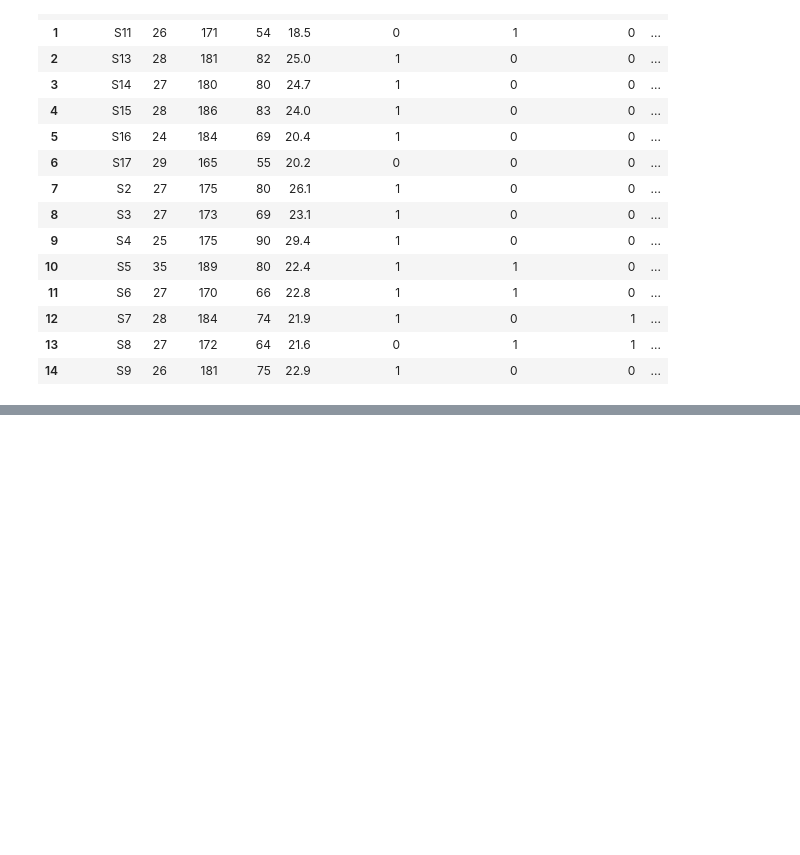
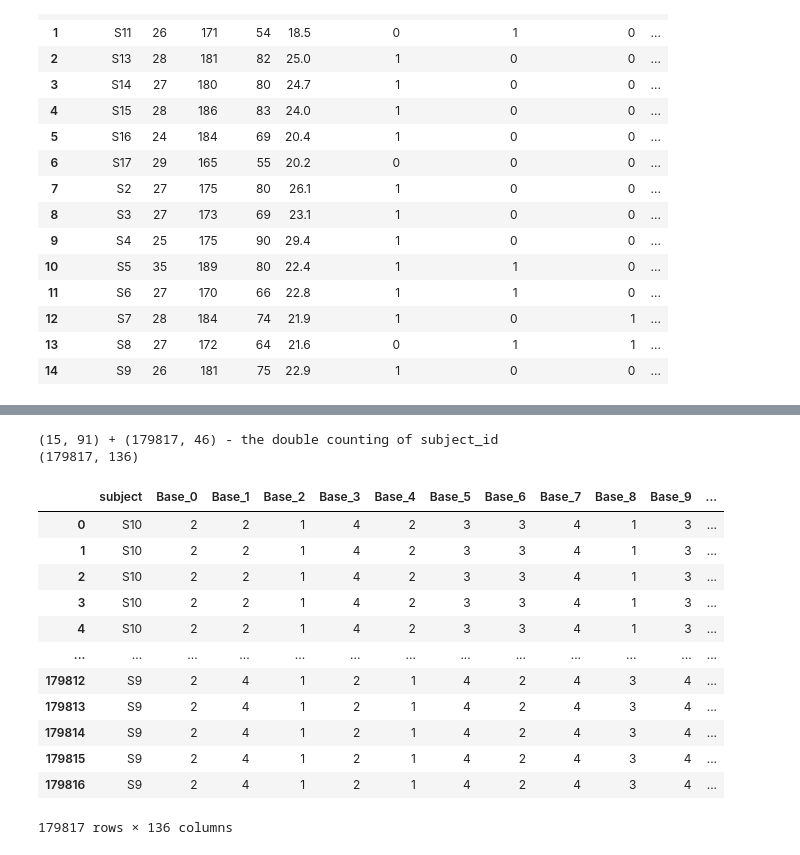
Before and after one commit to LouieDaans232345/healthcare-project, a Jupyter notebook: metadata.ipynb, the cells around one changed output, grey strips where cells are left out. Saved outputs shown, nothing was run; the diff lists cells and outputs as text; code cells hidden in the pictures; blank space fills up the shorter version.

```diff
--- a/metadata.ipynb
+++ b/metadata.ipynb
@@ -137,0 +339,7 @@ One-hot encoded metadata (Numeric):
+# %%
+# take wesad_wrist_features.csv
+features_path = "wesad_wrist_features.csv"
+signals = pd.read_csv(features_path)
+print(f"\nWrist features data from {features_path}:")
+print(signals.shape)
+display(signals.head())
@@ -137,0 +382,26 @@ One-hot encoded metadata (Numeric):
+# %%
+# second version with final_df merged with signals
+final_df.rename(columns={"subject_id": "subject"}, inplace=True)
+final_merged_df = pd.merge(final_df, signals, on="subject", how="left")
+print(final_df.shape, "+", signals.shape, "- the double counting of subject_id")
+print(final_merged_df.shape)
+display(final_merged_df)
+
+# save final_merged_df to csv
+final_merged_df.to_csv("merged_survey_metadata_wrist_features.csv", index=False)
+# %% [output]
+(15, 91) + (179817, 46) - the double counting of subject_id
+(179817, 136)
+|  | subject | Base_0 | Base_1 | Base_2 | Base_3 | Base_4 | Base_5 | Base_6 | Base_7 | Base_8 | Base_9 | ... |
+| 0 | S10 | 2 | 2 | 1 | 4 | 2 | 3 | 3 | 4 | 1 | 3 | ... |
+| 1 | S10 | 2 | 2 | 1 | 4 | 2 | 3 | 3 | 4 | 1 | 3 | ... |
+| 2 | S10 | 2 | 2 | 1 | 4 | 2 | 3 | 3 | 4 | 1 | 3 | ... |
+| 3 | S10 | 2 | 2 | 1 | 4 | 2 | 3 | 3 | 4 | 1 | 3 | ... |
+| 4 | S10 | 2 | 2 | 1 | 4 | 2 | 3 | 3 | 4 | 1 | 3 | ... |
+| ... | ... | ... | ... | ... | ... | ... | ... | ... | ... | ... | ... | ... |
+| 179812 | S9 | 2 | 4 | 1 | 2 | 1 | 4 | 2 | 4 | 3 | 4 | ... |
+| 179813 | S9 | 2 | 4 | 1 | 2 | 1 | 4 | 2 | 4 | 3 | 4 | ... |
+| 179814 | S9 | 2 | 4 | 1 | 2 | 1 | 4 | 2 | 4 | 3 | 4 | ... |
+| 179815 | S9 | 2 | 4 | 1 | 2 | 1 | 4 | 2 | 4 | 3 | 4 | ... |
+| 179816 | S9 | 2 | 4 | 1 | 2 | 1 | 4 | 2 | 4 | 3 | 4 | ... |
+179817 rows × 136 columns
```
Also changed, not shown: parts of 17 cells of this notebook.
